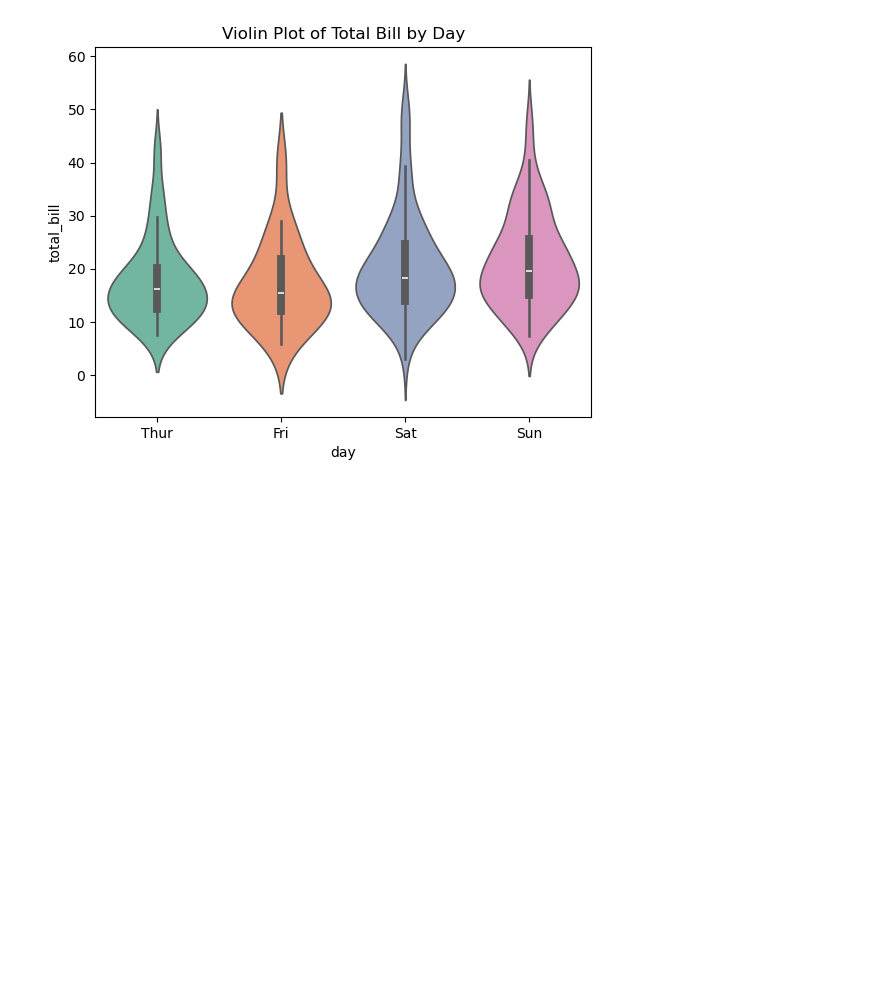
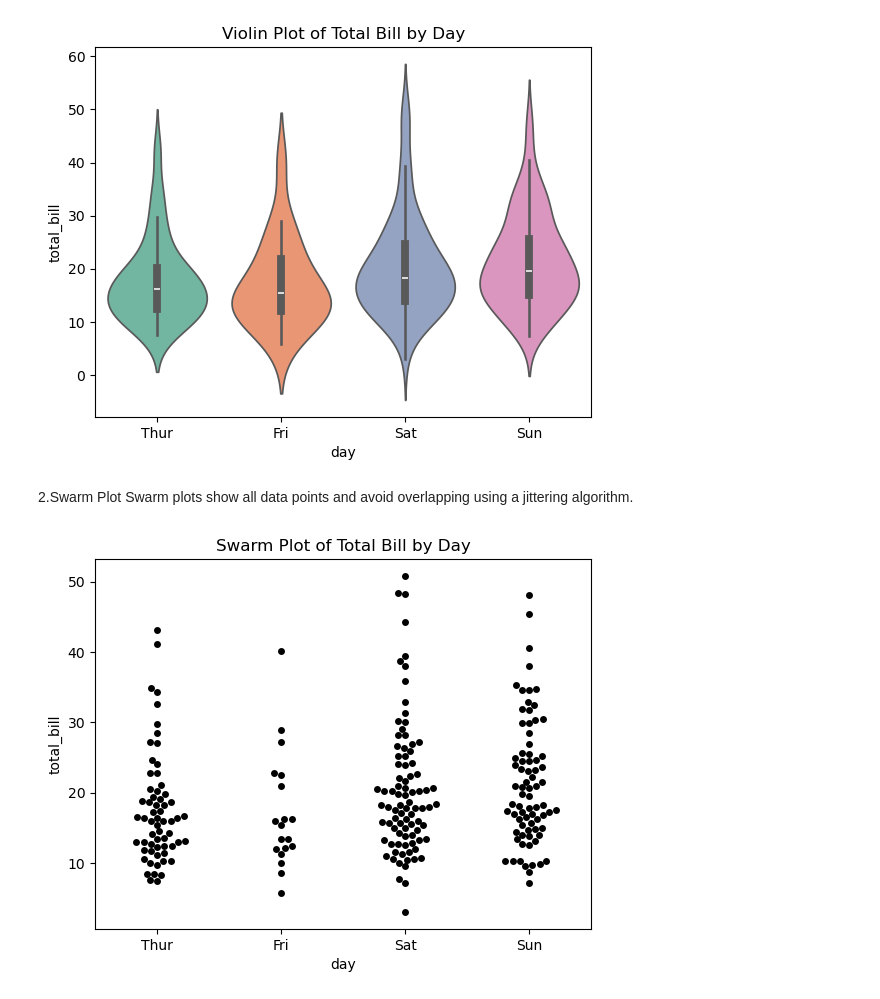
Before and after one commit to EesaYousuf/computer_vision, a Jupyter notebook: Statistical Data Visualization/Load Sample Dataset.ipynb, the cells around one changed output. Saved outputs shown, nothing was run; the diff lists cells and outputs as text; code cells hidden in the pictures; blank space fills up the shorter version.

Commit message:
swarm

```diff
--- a/Statistical Data Visualization/Load Sample Dataset.ipynb
+++ b/Statistical Data Visualization/Load Sample Dataset.ipynb
@@ -24,3 +24,12 @@ Passing `palette` without assigning `hue` is deprecated and will be removed in v
 
   sns.violinplot(x='day', y='total_bill', data=df, palette='Set2')
 [figure]
+# %% [markdown]
+2.Swarm Plot
+Swarm plots show all data points and avoid overlapping using a jittering algorithm.
+# %%
+sns.swarmplot(x='day', y='total_bill', data=df, color='black')
+plt.title('Swarm Plot of Total Bill by Day')
+plt.show()
+# %% [output]
+[figure, added]
```
